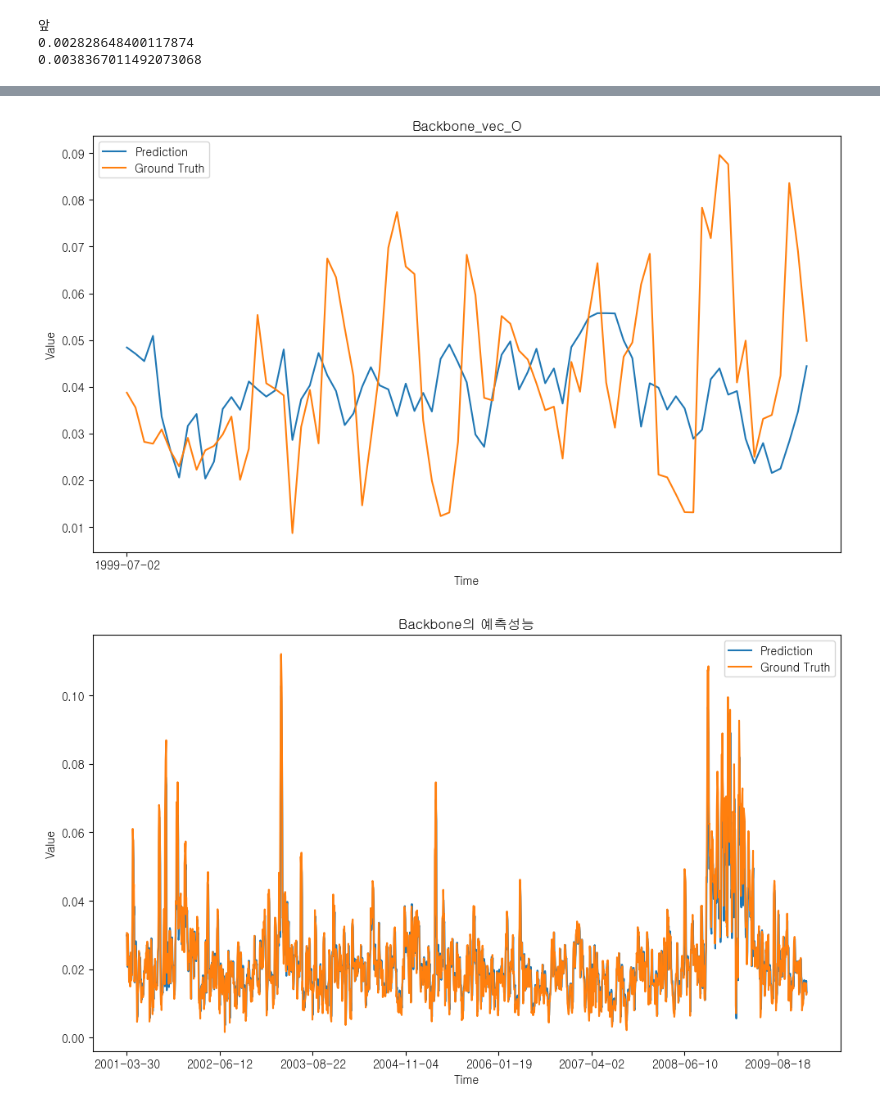
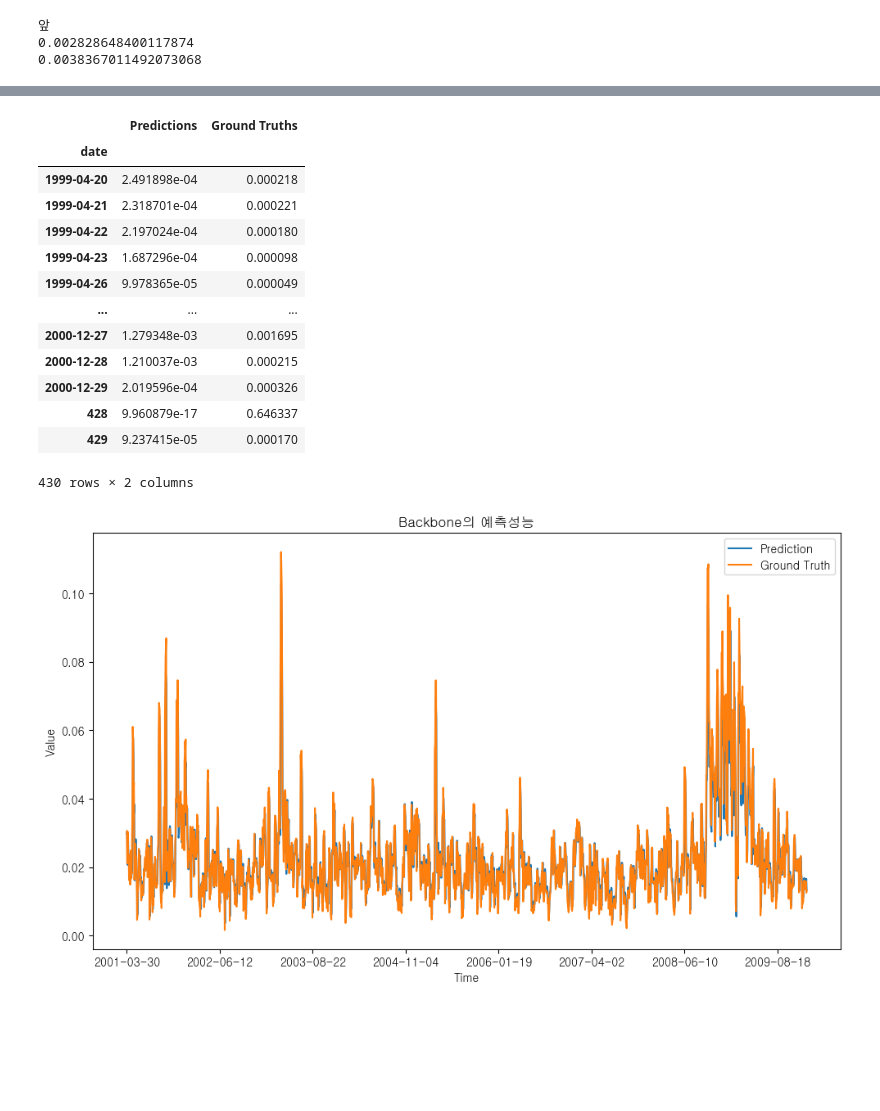
Before and after one commit to kimjuhwan1234/Volatility_Forecasting, a Jupyter notebook: EDA.ipynb, the cells around one changed output, grey strips where cells are left out. Drawn from its saved outputs; the diff is of its cells as text; code cells hidden in the pictures; blank space fills up the shorter version.

```diff
--- a/EDA.ipynb
+++ b/EDA.ipynb
@@ -60,16 +60,20 @@ gt = pd.read_csv('Database/spot_std/SP_vol.csv', index_col=0)
-# %%
-plt.figure(figsize=(10, 6))
-plt.plot(pred1['Predictions'].iloc[0:-2], label='Prediction')
-plt.plot(pred1['Ground Truths'].iloc[0:-2], label='Ground Truth')
-plt.title('Backbone_vec_O')
-plt.xlabel('Time')
-plt.ylabel('Value')
-plt.legend()
-plt.xticks(pred1.index[0:-2:100])
-plt.tight_layout()
-plt.show()
-# %% [output]
-[figure, removed]
+# %%
+pred1
+# %% [output]
+|  | Predictions | Ground Truths |
+| date |  |  |
+| 1999-04-20 | 2.491898e-04 | 0.000218 |
+| 1999-04-21 | 2.318701e-04 | 0.000221 |
+| 1999-04-22 | 2.197024e-04 | 0.000180 |
+| 1999-04-23 | 1.687296e-04 | 0.000098 |
+| 1999-04-26 | 9.978365e-05 | 0.000049 |
+| ... | ... | ... |
+| 2000-12-27 | 1.279348e-03 | 0.001695 |
+| 2000-12-28 | 1.210037e-03 | 0.000215 |
+| 2000-12-29 | 2.019596e-04 | 0.000326 |
+| 428 | 9.960879e-17 | 0.646337 |
+| 429 | 9.237415e-05 | 0.000170 |
+430 rows × 2 columns
 # %%
 plt.figure(figsize=(10, 6))
 plt.plot(pred2['Predictions'].iloc[:-2], label='Prediction')
```
Also changed, not shown: parts of 4 cells of this notebook, 19 other files.
